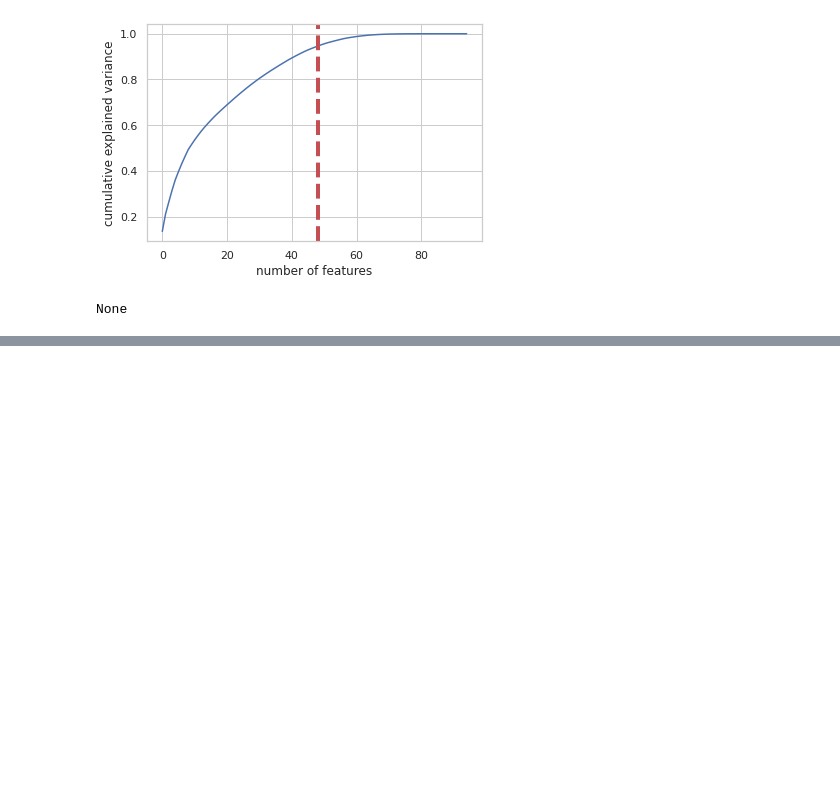
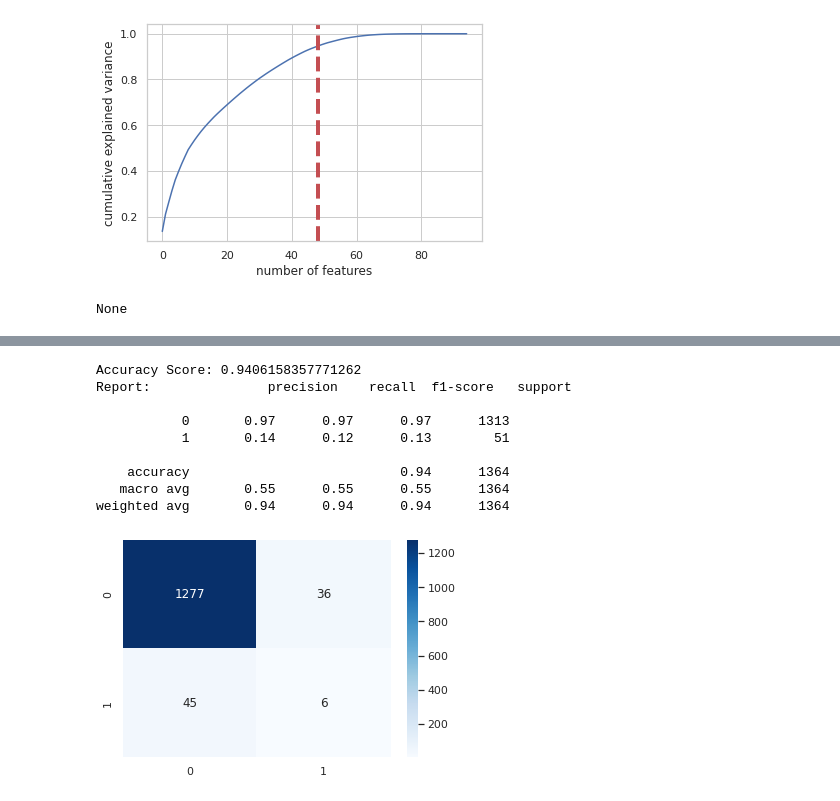
Before and after one commit to erinmcmahon26/Company-Bankruptcy-Prediction, a Jupyter notebook: DecisionTree_and_RandomForest.ipynb, the cells around one changed output, grey strips where cells are left out. Cells and saved outputs as stored; diff of their text form; code cells hidden in the pictures; blank space fills up the shorter version.

```diff
--- a/DecisionTree_and_RandomForest.ipynb
+++ b/DecisionTree_and_RandomForest.ipynb
@@ -210,0 +223,21 @@ weighted avg       0.94      0.94      0.94      1364
+# %%
+pca = PCA(n_components=6)
+pca.fit(x_train)
+x_train_pca = pca.transform(x_train)
+x_test_pca = pca.transform(x_test)
+# %%
+clf = DecisionTreeClassifier(random_state=0)
+clf.fit(x_train_pca,y_train)
+
+model_metrics(clf, x_test_pca, y_test)
+# %% [output]
+Accuracy Score: 0.9406158357771262
+Report:               precision    recall  f1-score   support
+
+           0       0.97      0.97      0.97      1313
+           1       0.14      0.12      0.13        51
+
+    accuracy                           0.94      1364
+   macro avg       0.55      0.55      0.55      1364
+weighted avg       0.94      0.94      0.94      1364
+[figure, added]
```
Also changed, not shown: parts of 40 cells of this notebook.
